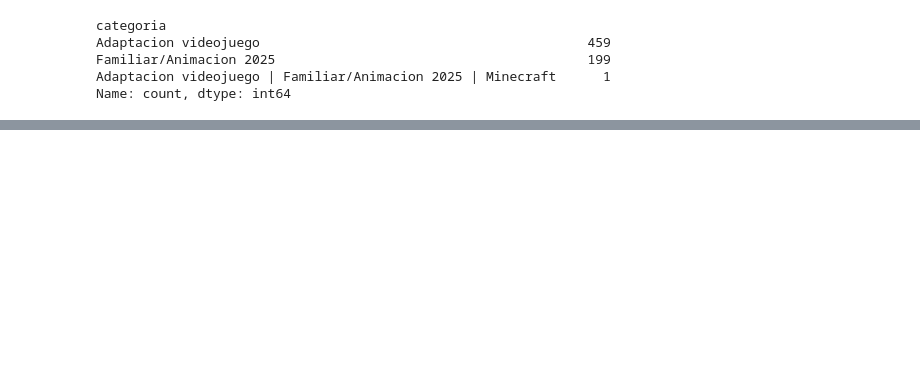
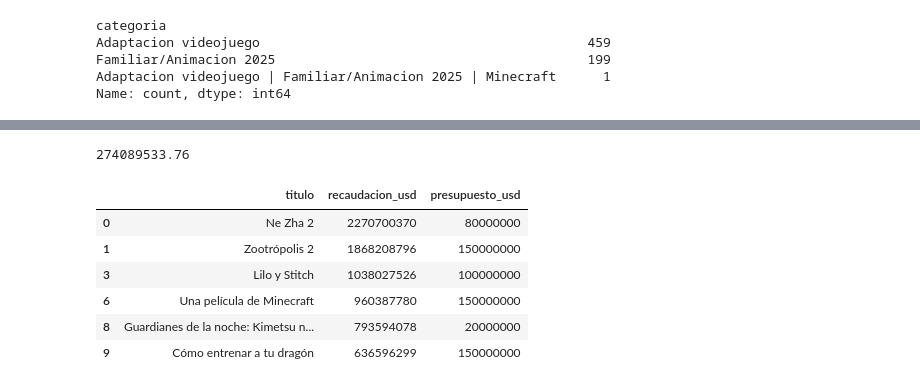
Before and after one commit to Tincho2003/GRUPO-6-CLASE-13-14, a Jupyter notebook: clase-13-14/DesempenoComercial.ipynb, the cells around one changed output, grey strips where cells are left out. Saved outputs shown, nothing was run; the diff lists cells and outputs as text; code cells hidden in the pictures; blank space fills up the shorter version.

```diff
--- a/clase-13-14/DesempenoComercial.ipynb
+++ b/clase-13-14/DesempenoComercial.ipynb
@@ -70,0 +92,23 @@ print(promedio_presupuesto)
+# %%
+#Se filtra el dataset de presupuesto!=0 y año 2025 pero donde la recaudacion sea mayor a 0
+df_pres_recau=df_filtro1[df_filtro1["recaudacion_usd"]>0]
+# Se obtiene el promedio de lo recaudado
+recaudacion_prom=df_pres_recau["recaudacion_usd"].mean()
+print((recaudacion_prom).round(2))
+# %% [output]
+274089533.76
+# %%
+#Se establecen los productos que recaudaron más que el valor promedio
+df_recau_mayor_prom = df_pres_recau[df_pres_recau["recaudacion_usd"]>recaudacion_prom]
+#Nombre de los titulos que superan el promedio de lo recaudado
+#df_recau_mayor_prom.value_counts()
+#Lista de titulos de films ordenados de mayor a menor en cuanto a la recaudación total
+df_recau_mayor_prom.sort_values("recaudacion_usd", ascending=False)[["titulo", "recaudacion_usd", "presupuesto_usd"]]
+# %% [output]
+|  | titulo | recaudacion_usd | presupuesto_usd |
+| 0 | Ne Zha 2 | 2270700370 | 80000000 |
+| 1 | Zootrópolis 2 | 1868208796 | 150000000 |
+| 3 | Lilo y Stitch | 1038027526 | 100000000 |
+| 6 | Una película de Minecraft | 960387780 | 150000000 |
+| 8 | Guardianes de la noche: Kimetsu n... | 793594078 | 20000000 |
+| 9 | Cómo entrenar a tu dragón | 636596299 | 150000000 |
```
Also changed, not shown: parts of 6 cells of this notebook, 1 other file.
